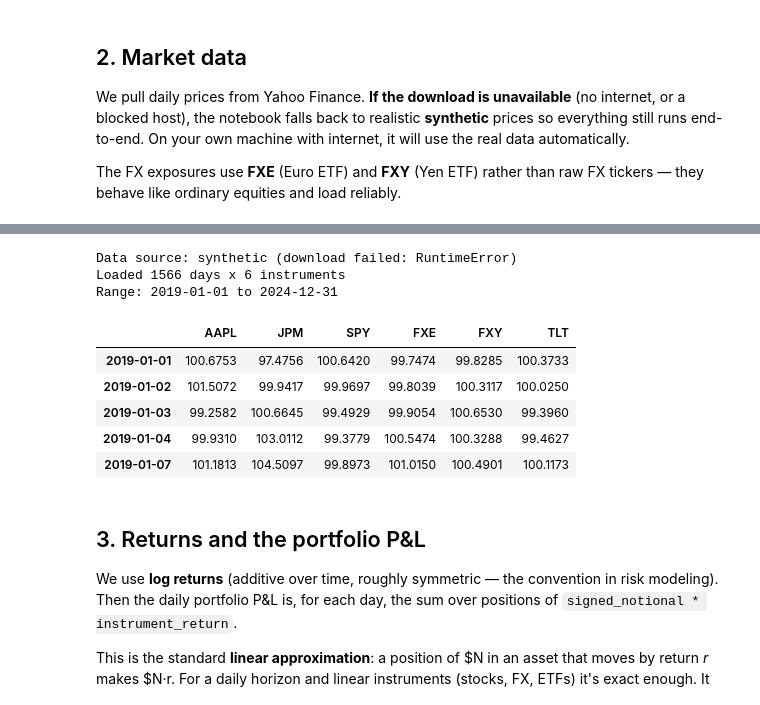
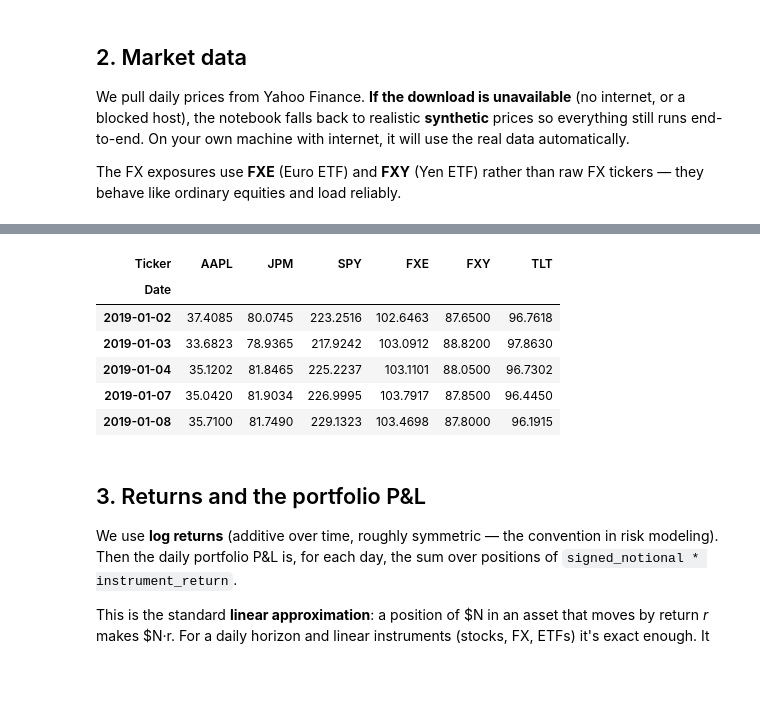
Before and after one commit to VChahar1/market-risk-var-engine, a Jupyter notebook: notebooks/day1_portfolio_and_pnl.ipynb, the cells around one changed output, grey strips where cells are left out. Drawn from its saved outputs; the diff is of its cells as text; code cells hidden in the pictures; blank space fills up the shorter version.

```diff
--- a/notebooks/day1_portfolio_and_pnl.ipynb
+++ b/notebooks/day1_portfolio_and_pnl.ipynb
@@ -37,24 +38,23 @@ The short SPY position is what makes this interesting: it offsets the equity
 longs, so the *covariance structure* between instruments actually matters —
 which is exactly what portfolio VaR is designed to measure.
 # %%
-# ticker -> (notional_usd, direction).  +1 long, -1 short.
 PORTFOLIO = {
     "AAPL": (1_000_000, +1),
-    "JPM":  (750_000,  +1),
-    "SPY":  (2_000_000, -1),   # short: hedge against the equity longs
-    "FXE":  (1_500_000, +1),   # long EUR
-    "FXY":  (1_000_000, -1),   # short JPY
-    "TLT":  (1_250_000, +1),   # long Treasuries
+    "JPM": (750_000, +1),
+    "SPY": (2_000_000, -1),
+    "FXE": (1_500_000, +1),
+    "FXY": (1_000_000, -1),
+    "TLT": (1_250_000, +1),
 }
 
 START_DATE = "2019-01-01"
-END_DATE   = "2024-12-31"
+END_DATE = "2024-12-31"
+
 
 def signed_notionals():
     """Signed USD exposure per instrument (notional * direction)."""
-    return pd.Series(
-        {t: n * d for t, (n, d) in PORTFOLIO.items()}
-    )
+    return pd.Series({t: n * d for t, (n, d) in PORTFOLIO.items()})
+
 
 w = signed_notionals()
 print("Signed USD exposure per instrument:")
@@ -91,31 +91,30 @@ FX tickers — they behave like ordinary equities and load reliably.
 # %%
 def download_real_prices():
     tickers = list(PORTFOLIO.keys())
-    raw = yf.download(tickers, start=START_DATE, end=END_DATE,
-                      auto_adjust=True, progress=False)["Close"]
+    raw = yf.download(
+        tickers, start=START_DATE, end=END_DATE, auto_adjust=True, progress=False
+    )["Close"]
     return raw[tickers].dropna()
 
+
 def make_synthetic_prices():
-    """Realistic correlated daily prices as a fallback.
-
-    Built from a simple factor model: a common 'market' factor drives the
-    equities together, with FX and rates partly decoupled. Annualized vols
-    and correlations are in a believable range so the risk numbers downstream
-    look sensible. This is ONLY used when the real download is unavailable.
-    """
+    "Realistic correlated daily prices as a fallback."
     dates = pd.bdate_range(START_DATE, END_DATE)
     n = len(dates)
     tickers = list(PORTFOLIO.keys())
 
-    # Per-instrument annualized vol (rough, realistic).
-    ann_vol = {"AAPL": 0.30, "JPM": 0.28, "SPY": 0.18,
-               "FXE": 0.08, "FXY": 0.10, "TLT": 0.13}
+    ann_vol = {
+        "AAPL": 0.30,
+        "JPM": 0.28,
+        "SPY": 0.18,
+        "FXE": 0.08,
+        "FXY": 0.10,
+        "TLT": 0.13,
+    }
     daily_vol = {t: v / np.sqrt(252) for t, v in ann_vol.items()}
 
-    # Common market factor + idiosyncratic noise; betas to the market factor.
-    beta = {"AAPL": 1.1, "JPM": 1.0, "SPY": 1.0,
-            "FXE": 0.1, "FXY": -0.1, "TLT": -0.3}
-    market = np.random.normal(0, 0.01, n)   # ~16% annualized market factor
+    beta = {"AAPL": 1.1, "JPM": 1.0, "SPY": 1.0, "FXE": 0.1, "FXY": -0.1, "TLT": -0.3}
+    market = np.random.normal(0, 0.01, n)
 
     rets = {}
     for t in tickers:
@@ -123,9 +122,9 @@ def make_synthetic_prices():
         rets[t] = beta[t] * market + idio
     rets = pd.DataFrame(rets, index=dates)
 
-    # Convert returns to price levels starting at 100.
     prices = 100 * np.exp(rets.cumsum())
     return prices
+
 
 if HAVE_YF:
     try:
@@ -166,12 +150,10 @@ $TLT: possibly delisted; no timezone found
-Data source: synthetic (download failed: RuntimeError)
-Loaded 1566 days x 6 instruments
-Range: 2019-01-01 to 2024-12-31
-|  | AAPL | JPM | SPY | FXE | FXY | TLT |
-| 2019-01-01 | 100.6753 | 97.4756 | 100.6420 | 99.7474 | 99.8285 | 100.3733 |
-| 2019-01-02 | 101.5072 | 99.9417 | 99.9697 | 99.8039 | 100.3117 | 100.0250 |
-| 2019-01-03 | 99.2582 | 100.6645 | 99.4929 | 99.9054 | 100.6530 | 99.3960 |
-| 2019-01-04 | 99.9310 | 103.0112 | 99.3779 | 100.5474 | 100.3288 | 99.4627 |
-| 2019-01-07 | 101.1813 | 104.5097 | 99.8973 | 101.0150 | 100.4901 | 100.1173 |
+| Ticker | AAPL | JPM | SPY | FXE | FXY | TLT |
+| Date |  |  |  |  |  |  |
+| 2019-01-02 | 37.4085 | 80.0745 | 223.2516 | 102.6463 | 87.6500 | 96.7618 |
+| 2019-01-03 | 33.6823 | 78.9365 | 217.9242 | 103.0912 | 88.8200 | 97.8630 |
+| 2019-01-04 | 35.1202 | 81.8465 | 225.2237 | 103.1101 | 88.0500 | 96.7302 |
+| 2019-01-07 | 35.0420 | 81.9034 | 226.9995 | 103.7917 | 87.8500 | 96.4450 |
+| 2019-01-08 | 35.7100 | 81.7490 | 229.1323 | 103.4698 | 87.8000 | 96.1915 |
 # %% [markdown]
 ## 3. Returns and the portfolio P&L
 
```
Also changed, not shown: parts of 5 cells of this notebook, 18 other files.
